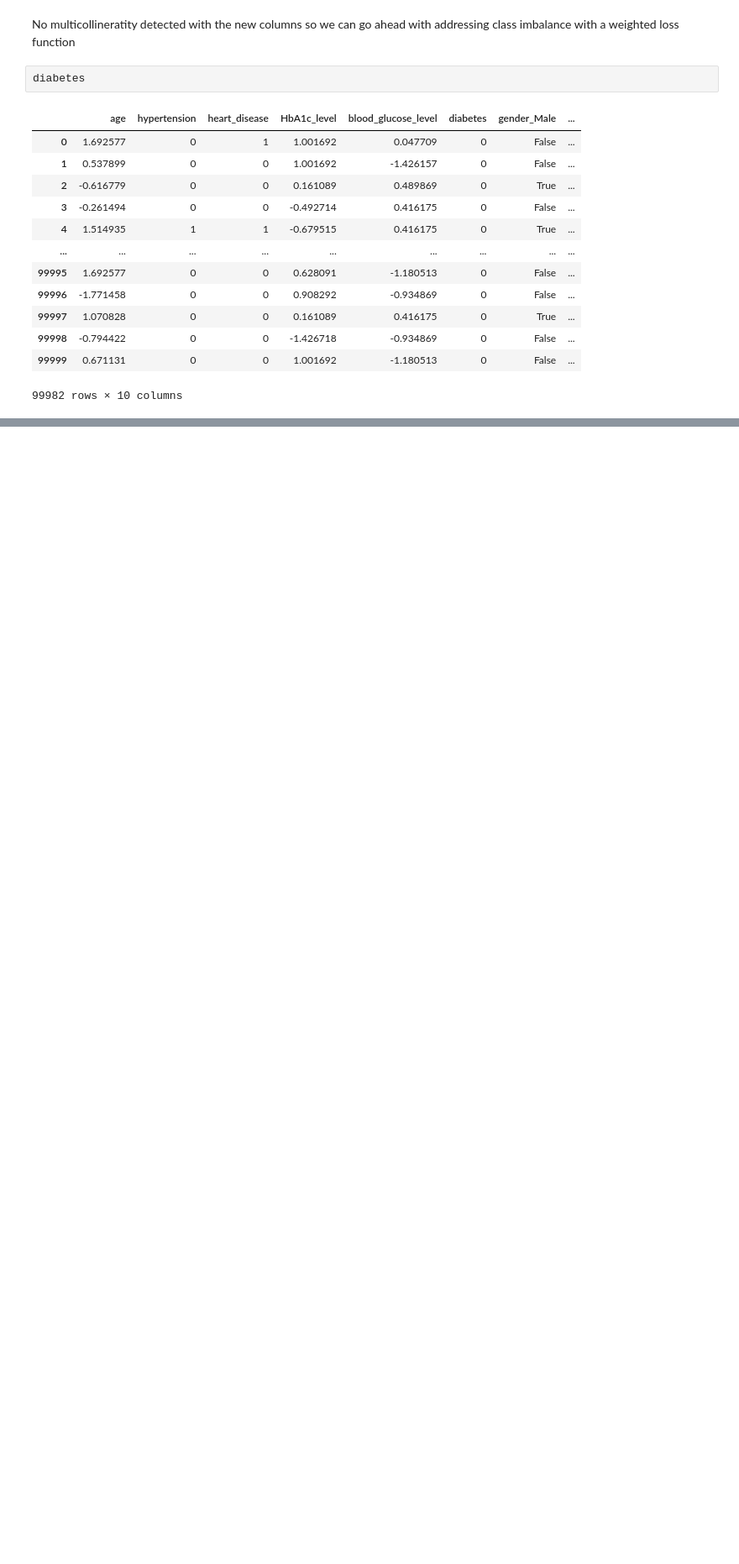
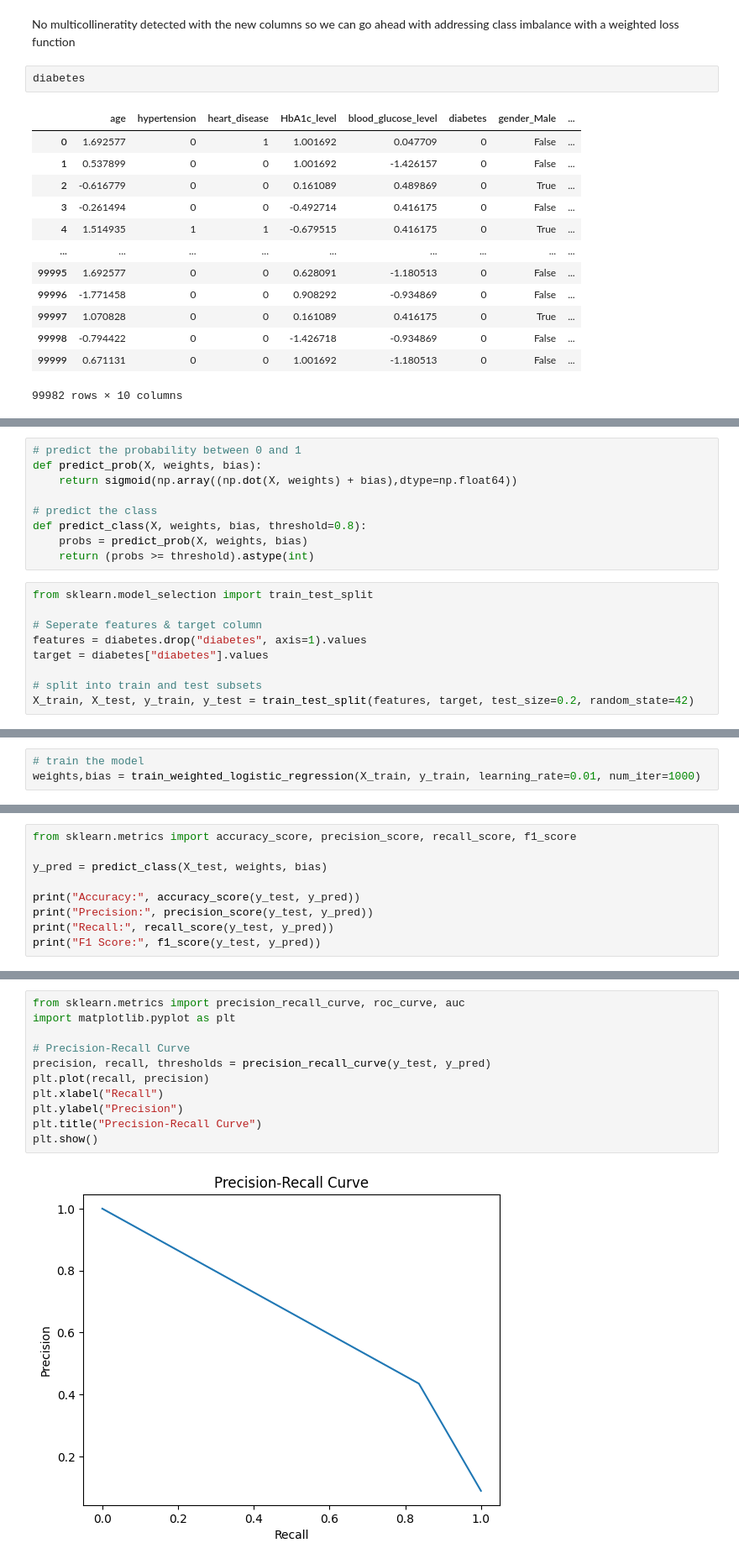
Before and after one commit to TanayKashyap/Diabetes-Prediction, a Jupyter notebook: Diabetes.ipynb, the cells around one changed output, grey strips where cells are left out. Shown at 84% size. Saved outputs shown, nothing was run; the diff lists cells and outputs as text; blank space fills up the shorter version.

Commit message:
Final EDA and model training

```diff
--- a/Diabetes.ipynb
+++ b/Diabetes.ipynb
@@ -392,0 +440,18 @@ diabetes
+# %%
+# predict the probability between 0 and 1
+def predict_prob(X, weights, bias):
+    return sigmoid(np.array((np.dot(X, weights) + bias),dtype=np.float64))
+
+# predict the class
+def predict_class(X, weights, bias, threshold=0.8):
+    probs = predict_prob(X, weights, bias)
+    return (probs >= threshold).astype(int)
+# %%
+from sklearn.model_selection import train_test_split
+
+# Seperate features & target column
+features = diabetes.drop("diabetes", axis=1).values
+target = diabetes["diabetes"].values
+
+# split into train and test subsets
+X_train, X_test, y_train, y_test = train_test_split(features, target, test_size=0.2, random_state=42)
@@ -392,0 +474,3 @@ diabetes
+# %%
+# train the model
+weights,bias = train_weighted_logistic_regression(X_train, y_train, learning_rate=0.01, num_iter=1000)
@@ -392,0 +495,9 @@ diabetes
+# %%
+from sklearn.metrics import accuracy_score, precision_score, recall_score, f1_score
+
+y_pred = predict_class(X_test, weights, bias)
+
+print("Accuracy:", accuracy_score(y_test, y_pred))
+print("Precision:", precision_score(y_test, y_pred))
+print("Recall:", recall_score(y_test, y_pred))
+print("F1 Score:", f1_score(y_test, y_pred))
@@ -392,0 +509,13 @@ diabetes
+# %%
+from sklearn.metrics import precision_recall_curve, roc_curve, auc
+import matplotlib.pyplot as plt
+
+# Precision-Recall Curve
+precision, recall, thresholds = precision_recall_curve(y_test, y_pred)
+plt.plot(recall, precision)
+plt.xlabel("Recall")
+plt.ylabel("Precision")
+plt.title("Precision-Recall Curve")
+plt.show()
+# %% [output]
+[figure, added]
```
Also changed, not shown: parts of 11 cells of this notebook.
